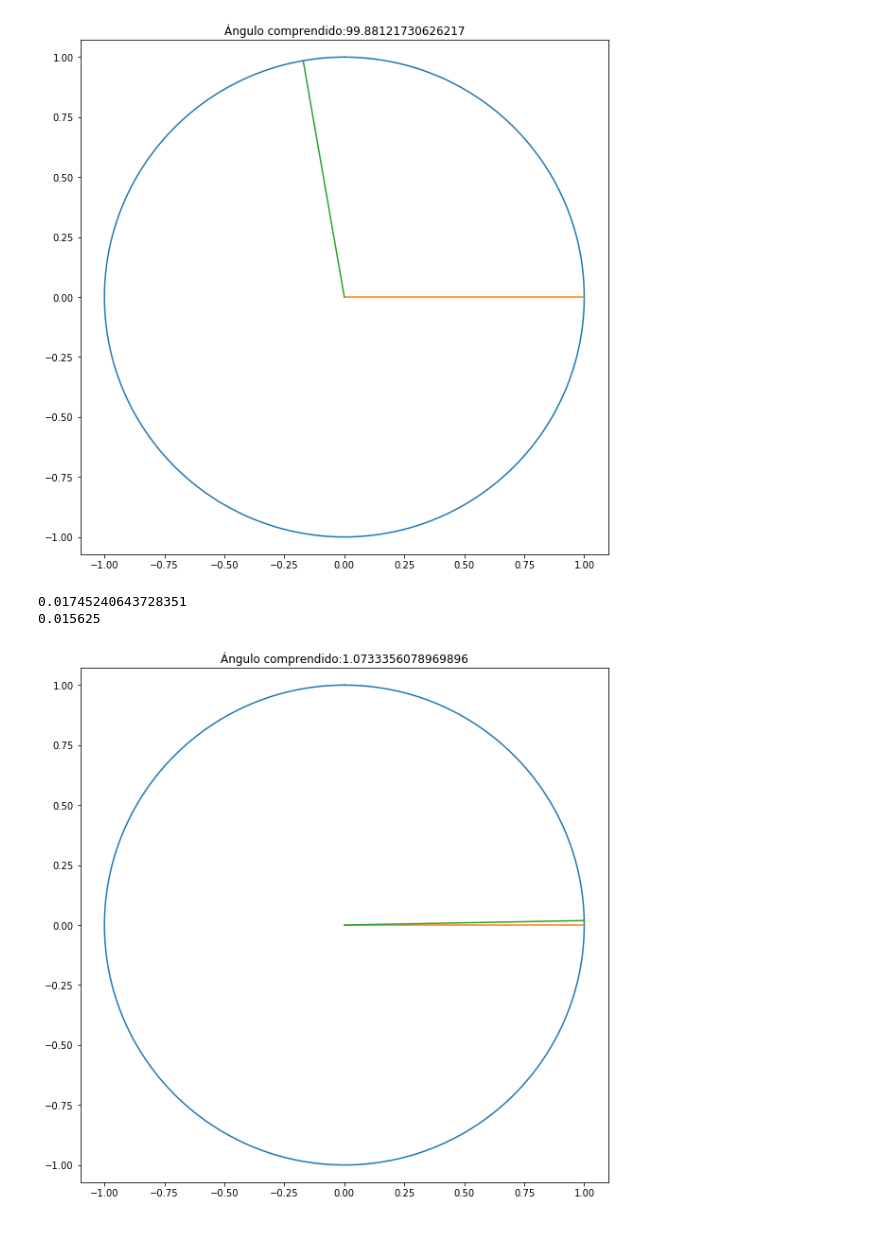
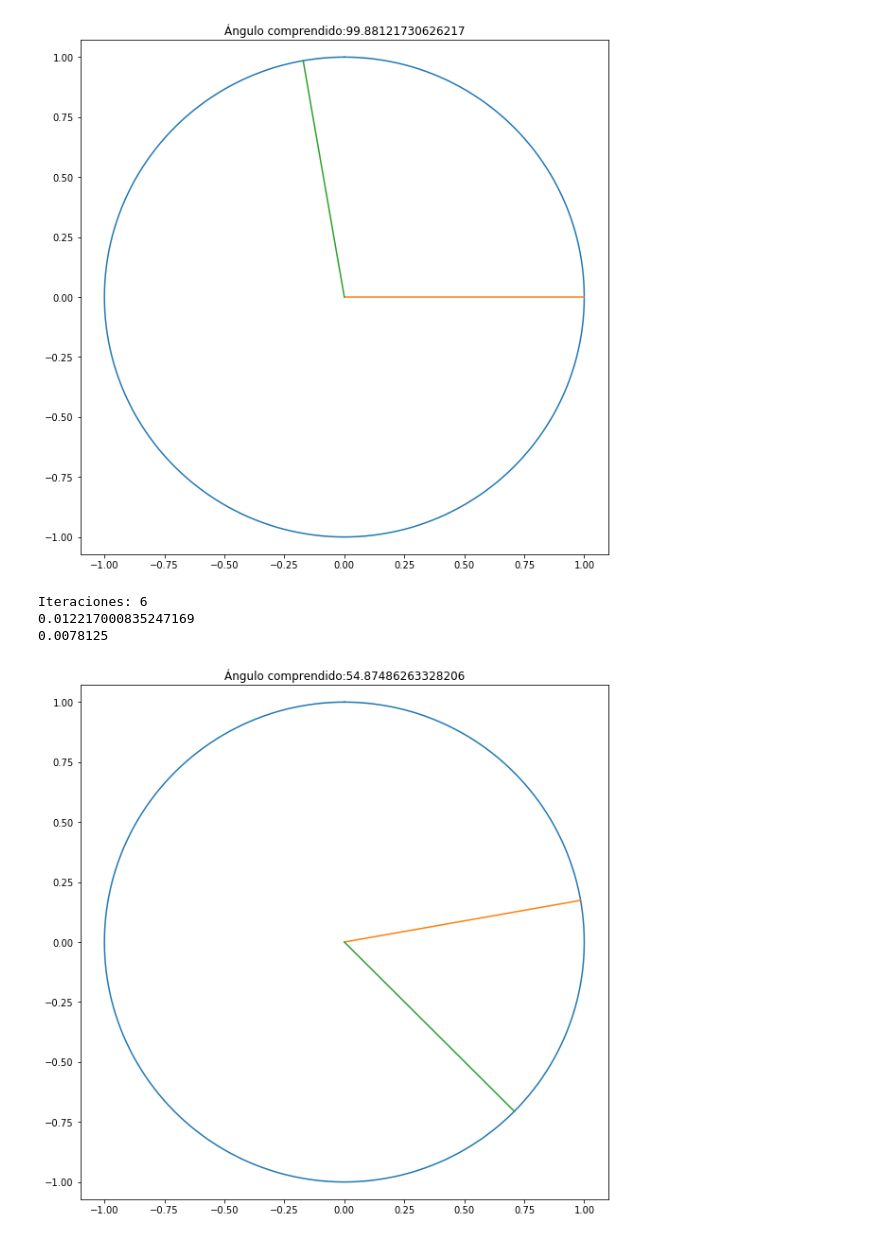
Before and after one commit to pashmir/digisist, a Jupyter notebook: Prueba_CORDIC/CORDIC.ipynb, the cells around one changed output. Drawn from its saved outputs; the diff is of its cells as text; code cells hidden in the pictures.

```diff
--- a/Prueba_CORDIC/CORDIC.ipynb
+++ b/Prueba_CORDIC/CORDIC.ipynb
@@ -99,38 +99,42 @@ displayVectors(VectorInicial,vectorRotado)
 # %%
 #Este sería el algorimo que te gira los vectores
 #Parámetros
-anguloInicial=0
-angulo=1 #tiene que ser menor a 90º
-tolerancia=.1
+anguloInicial=10
+angulo=-55 #tiene que ser menor a 90º
+tolerancia=.5
 
 # Inicializaciones
 vectorInicial=[np.cos(anguloInicial/180*np.pi),np.sin(anguloInicial/180*np.pi)]
 vectorRotado=vectorInicial
 anguloActual=anguloInicial
 anguloMeta=anguloInicial+angulo
 i=0
 # Ciclo
 while (np.abs(anguloMeta-anguloActual)>tolerancia):
-    if angulo>anguloActual:
+    if anguloMeta>anguloActual:
         sentido=1
     else:
         sentido=-1
     vectorRotado=np.matmul([[1,-sentido/np.power(2,i)],[sentido/np.power(2,i), 1]],vectorRotado)
     anguloActual=anguloActual+sentido*pasos[i]
     i=i+1
 vectorRotado=vectorRotado*K[i-1]
 
 displayVectors(vectorInicial,vectorRotado)
+print('Iteraciones:',i-1)
 
 # Jugando con los ángulos y este grafico, pude ver que con tener una resolución de más de 1º
 # ya no sería apreciable en el monitor de 640x480
 # Para poder discernir 1º, x e y tienen que poder cuantificar diferencias de 1º
 # Al parecer esto puede lograrse con 6 bits (uno más por el bit de signo)
-print(np.sin(1*np.pi/180))
-print(1/64)
+# Igual el informe dice que el paso tiene que ser 0.7º
+#Así que seran 7 bits
+print(np.sin(0.7*np.pi/180))
+print(1/128)
 # %% [output]
-0.01745240643728351
-0.015625
+Iteraciones: 6
+0.012217000835247169
+0.0078125
-[figure, old version]
+[figure, new version]
 # %%
 #En esta celda pasaría el algoritmo a int para poder usarlo en la FPGA
```
Also changed, not shown: parts of 3 cells of this notebook, 53 other files.
